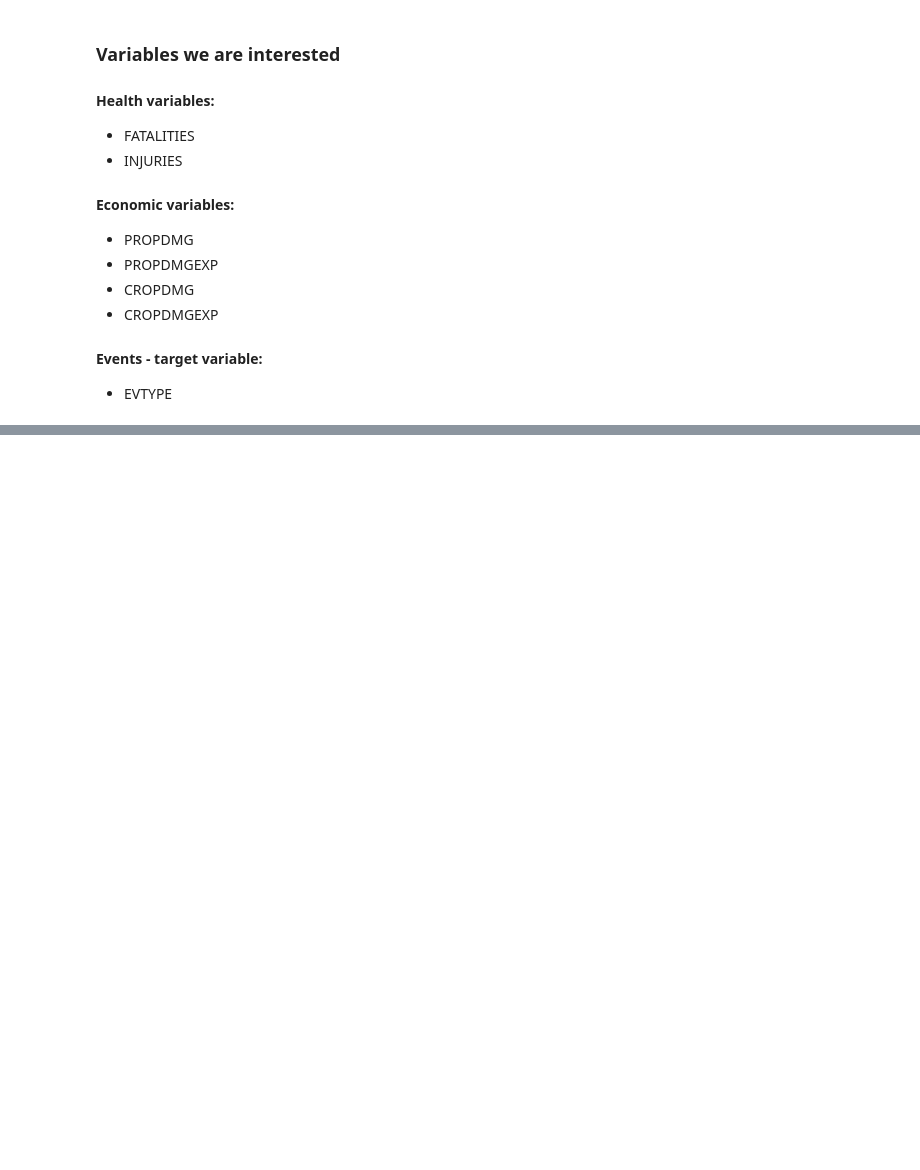
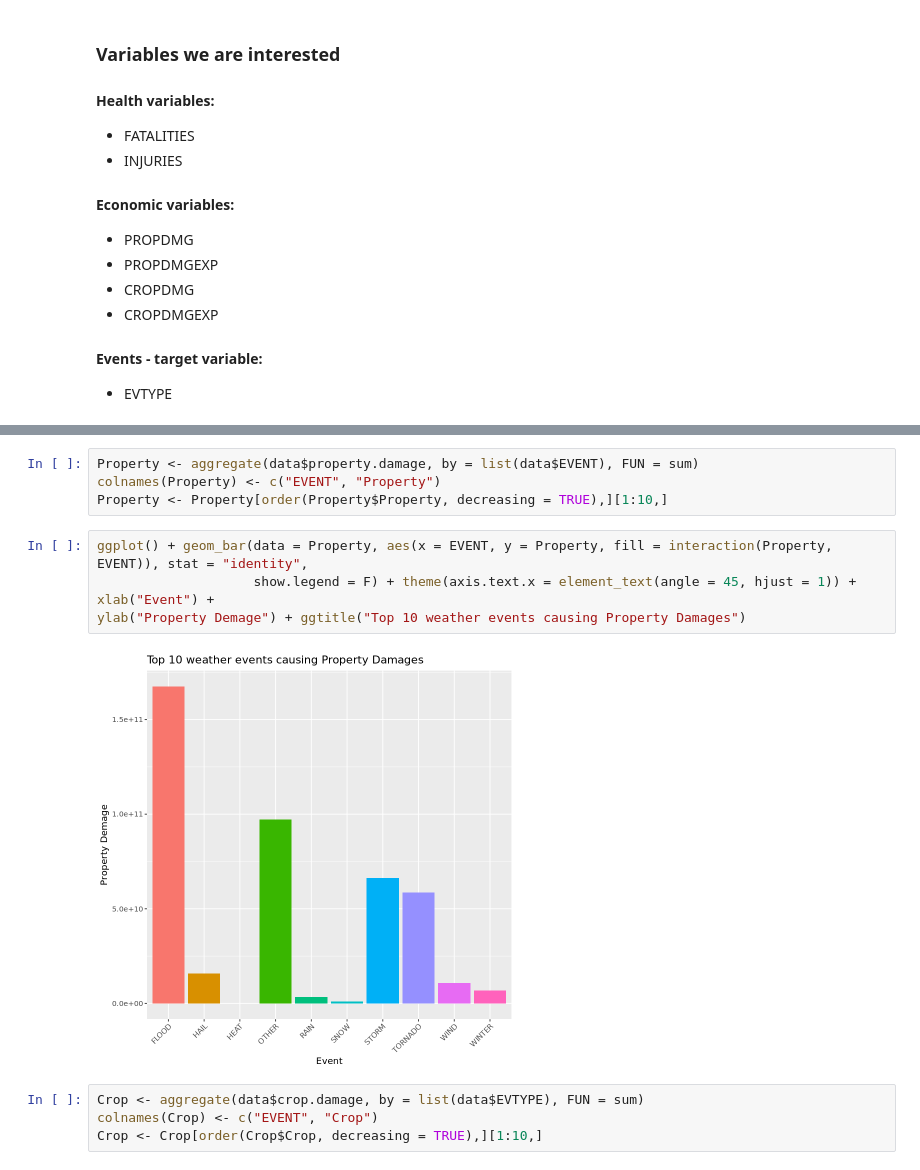
Before and after one commit to kvinlazy/Assignment_R, a Jupyter notebook: Coursera_project2.ipynb, the cells around one changed output, grey strips where cells are left out. Saved outputs shown, nothing was run; the diff lists cells and outputs as text; blank space fills up the shorter version.

```diff
--- a/Coursera_project2.ipynb
+++ b/Coursera_project2.ipynb
@@ -233,0 +139,14 @@ j+geom_line(col="black")+ggtitle("Average steps per time interval: weekdays vs.
+# %%
+Property <- aggregate(data$property.damage, by = list(data$EVENT), FUN = sum)
+colnames(Property) <- c("EVENT", "Property")
+Property <- Property[order(Property$Property, decreasing = TRUE),][1:10,]
+# %%
+ggplot() + geom_bar(data = Property, aes(x = EVENT, y = Property, fill = interaction(Property, EVENT)), stat = "identity",
+                    show.legend = F) + theme(axis.text.x = element_text(angle = 45, hjust = 1)) + xlab("Event") +
+ylab("Property Demage") + ggtitle("Top 10 weather events causing Property Damages")
+# %% [output]
+[figure, added]
+# %%
+Crop <- aggregate(data$crop.damage, by = list(data$EVTYPE), FUN = sum)
+colnames(Crop) <- c("EVENT", "Crop")
+Crop <- Crop[order(Crop$Crop, decreasing = TRUE),][1:10,]
```
Also changed, not shown: parts of 53 cells of this notebook, 1 other file.
